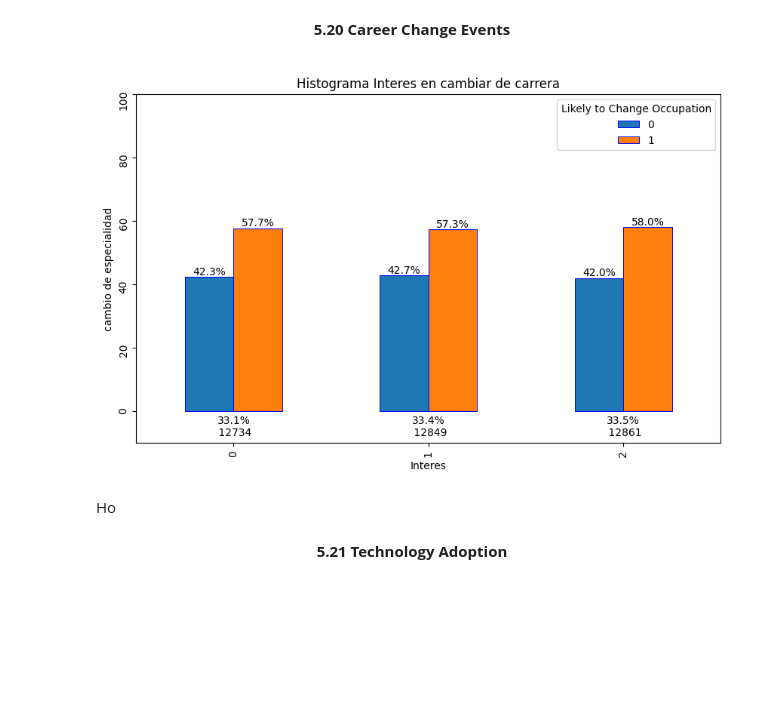
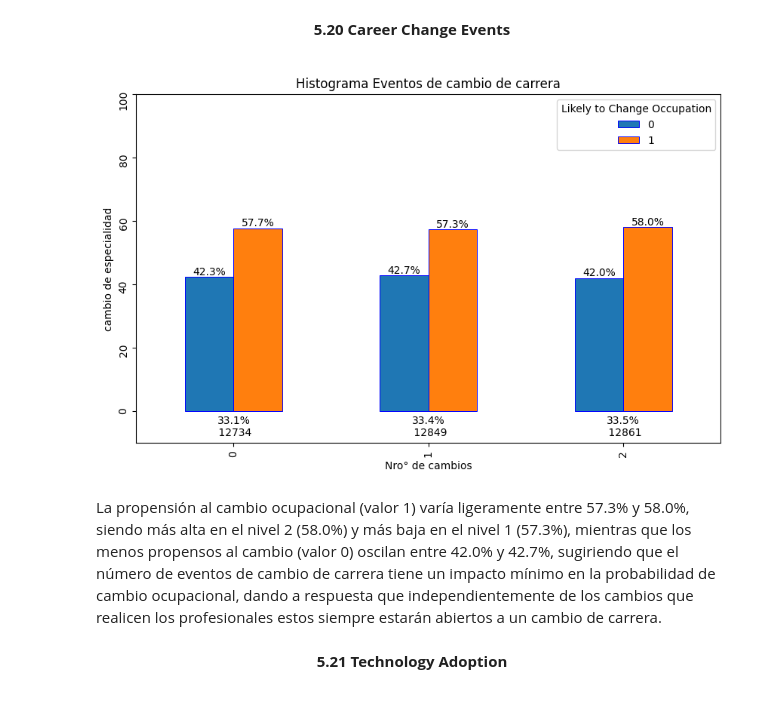
Before and after one commit to JD277/Field-vs-occupation, a Jupyter notebook: EDA.ipynb, the cells around one changed output. Saved outputs shown, nothing was run; the diff lists cells and outputs as text; code cells hidden in the pictures; blank space fills up the shorter version.

```diff
--- a/EDA.ipynb
+++ b/EDA.ipynb
@@ -712,18 +715,18 @@ plot_column(
 # %%
 plot_column(
     'Career Change Events',
     'Likely to Change Occupation',
-    'Histograma Interes en cambiar de carrera',
-    'Interes',
+    'Histograma Eventos de cambio de carrera',
+    'Nro° de cambios',
     'cambio de especialidad',
     (10,6))
 # %% [output]
-[figure, old version]
+[figure, new version]
-# %% [markdown]
-<head>
-    <link rel="stylesheet" href="styles.css">
-</head>
-<p class="subtitulo2">Ho</p>
+# %% [markdown]
+<head>
+    <link rel="stylesheet" href="styles.css">
+</head>
+<p class="subtitulo2">La propensión al cambio ocupacional (valor 1) varía ligeramente entre 57.3% y 58.0%, siendo más alta en el nivel 2 (58.0%) y más baja en el nivel 1 (57.3%), mientras que los menos propensos al cambio (valor 0) oscilan entre 42.0% y 42.7%, sugiriendo que el número de eventos de cambio de carrera tiene un impacto mínimo en la probabilidad de cambio ocupacional, dando a respuesta que independientemente de los cambios que realicen los profesionales estos siempre estarán abiertos a un cambio de carrera.</p>
 # %% [markdown]
 <head>
     <link rel="stylesheet" href="styles.css">
```
Also changed, not shown: parts of 12 cells of this notebook.
